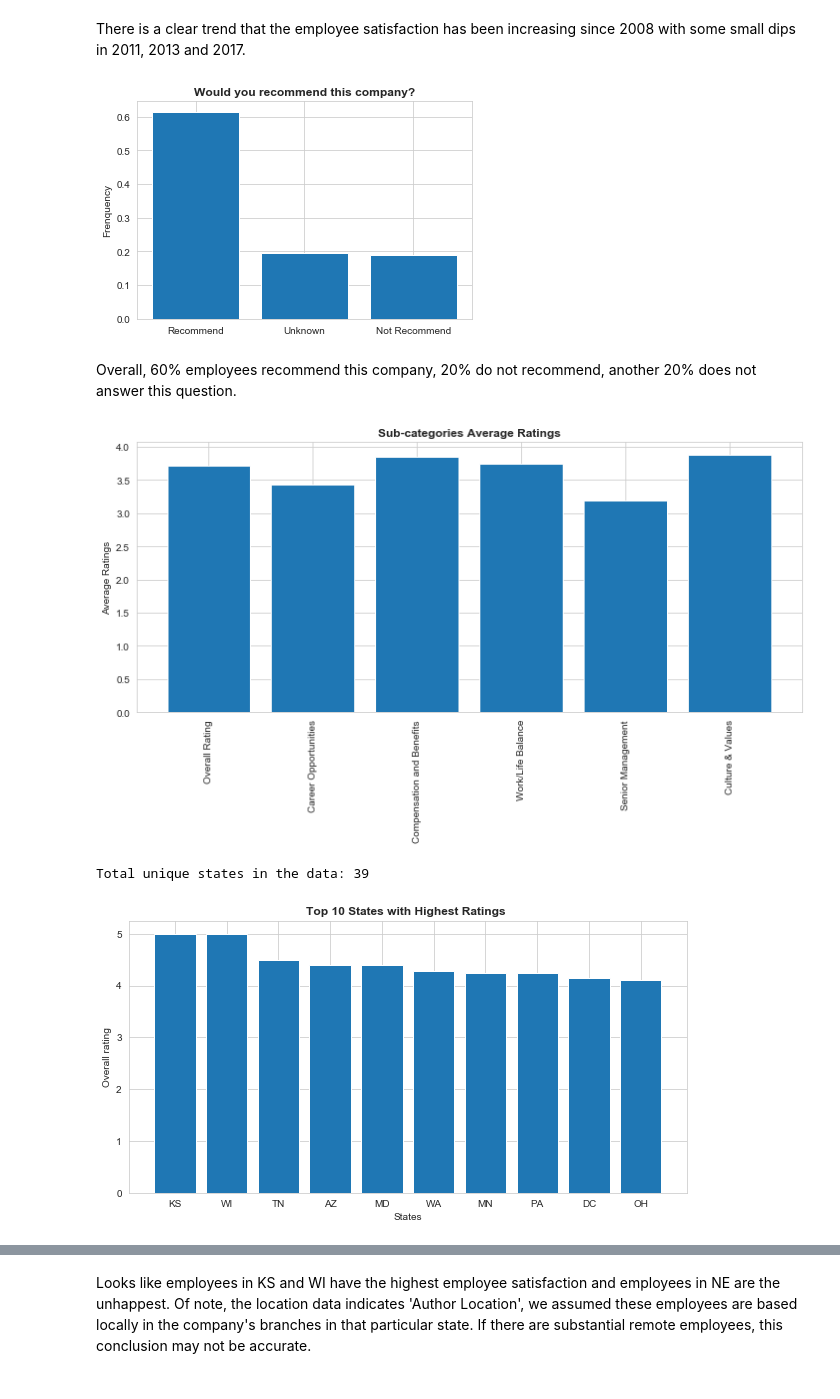
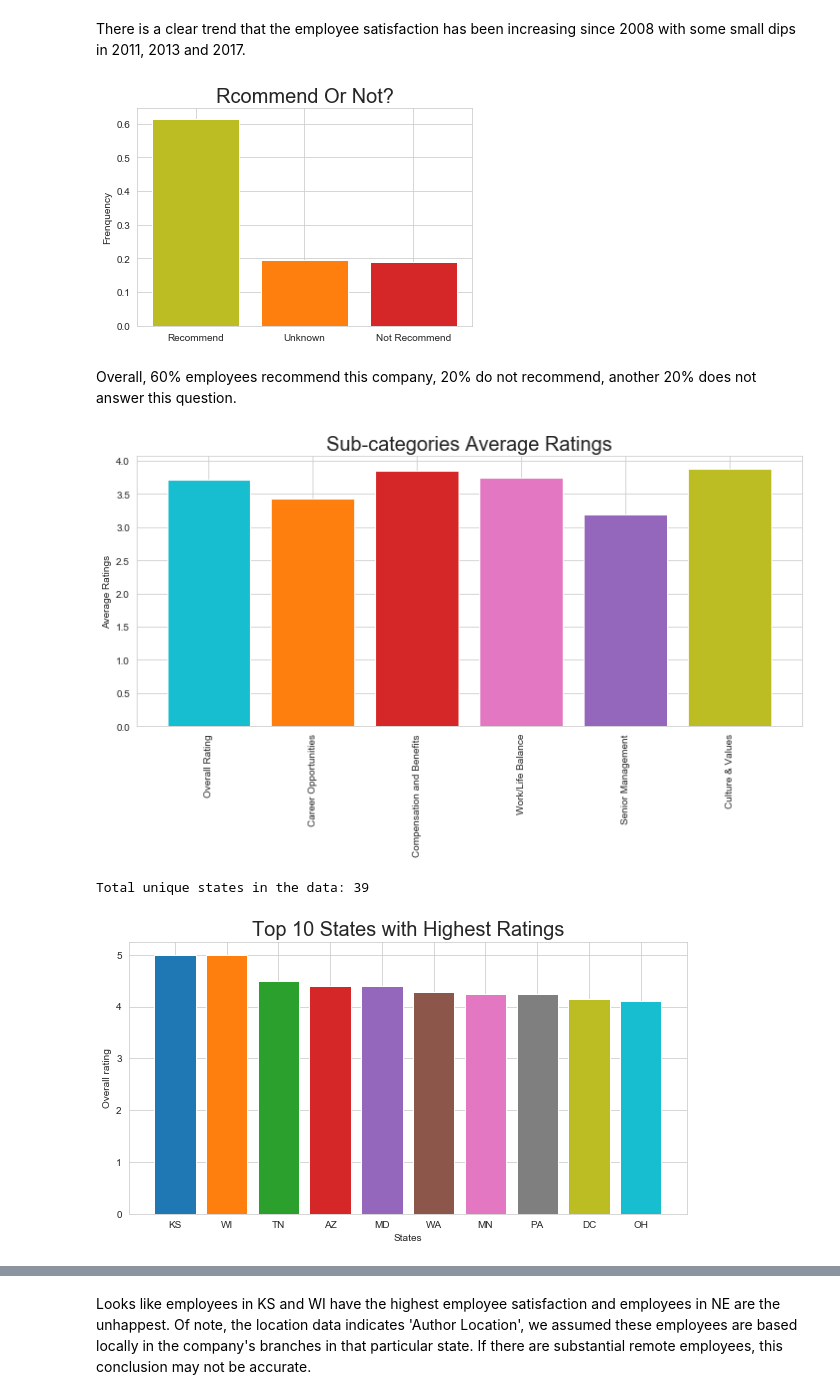
Before and after one commit to robertchen2021/glassdoor-company-review-analysis, a Jupyter notebook: Employee_review_analysis_part1_EDA.ipynb, the cells around one changed output, grey strips where cells are left out. Drawn from its saved outputs; the diff is of its cells as text; code cells hidden in the pictures.

```diff
--- a/Employee_review_analysis_part1_EDA.ipynb
+++ b/Employee_review_analysis_part1_EDA.ipynb
@@ -365,29 +368,32 @@ There is a clear trend that the employee satisfaction has been increasing since
 rec_count = df_cleaned['Recommended'].value_counts(normalize=True)
 
 fig, ax = plt.subplots()
-ax.bar(['Recommend', 'Unknown','Not Recommend'], rec_count)
-ax.set_title('Would you recommend this company?', fontweight='bold')
+ax.bar(['Recommend', 'Unknown','Not Recommend'], rec_count, color=['tab:olive','tab:orange','tab:red'])
+ax.set_title('Rcommend Or Not?', fontsize=20)
 ax.set_ylabel('Frenquency')
 plt.show()
 # %% [output]
-[figure, old version]
+[figure, new version]
 # %% [markdown]
 Overall, 60% employees recommend this company, 20% do not recommend, another 20% does not answer this question.
 # %%
+# plot sub categories average ratings
+
 column_list = ['Overall Rating','Career Opportunities','Compensation and Benefits',
                'Work/Life Balance','Senior Management','Culture & Values']
 
 sub_ratings = df_cleaned[column_list].mean()
+colors1=['tab:cyan','tab:orange','tab:red','tab:pink','tab:purple','tab:olive']
 
 figure, ax = plt.subplots(figsize=(12,5))
-ax.bar(sub_ratings.index, sub_ratings)
+ax.bar(sub_ratings.index, sub_ratings, color=colors1)
 
-ax.set_title ('Sub-categories Average Ratings', fontweight='bold')
+ax.set_title ('Sub-categories Average Ratings', fontsize=20)
 ax.set_ylabel ('Average Ratings')
 ax.set_xticklabels(sub_ratings.index,rotation=90)
 plt.show()
 # %% [output]
-[figure, old version]
+[figure, new version]
 # %%
 total_states = df_cleaned.State.nunique()
 print(f'Total unique states in the data: {total_states}')
@@ -396,16 +402,18 @@ Total unique states in the data: 39
 # %%
 # plot the 10 states with top ratings
 
 top_10 = df_cleaned.groupby('State')['Overall Rating'].mean().nlargest(10)
+colors2 = ['tab:blue', 'tab:orange', 'tab:green', 'tab:red', 'tab:purple',
+           'tab:brown', 'tab:pink', 'tab:gray', 'tab:olive', 'tab:cyan']
 
 fig,ax = plt.subplots(figsize=(10,5))
-ax.bar(top_10.index,top_10)
-ax.set_title('Top 10 States with Highest Ratings ', fontweight='bold')
+ax.bar(top_10.index,top_10, color=colors2)
+ax.set_title('Top 10 States with Highest Ratings', fontsize=20)
 ax.set_xlabel('States')
 ax.set_ylabel('Overall rating')
 plt.show()
 # %% [output]
-[figure, old version]
+[figure, new version]
 # %%
 # plot the 5 states with lowest ratings
 
```
Also changed, not shown: parts of 22 cells of this notebook.
